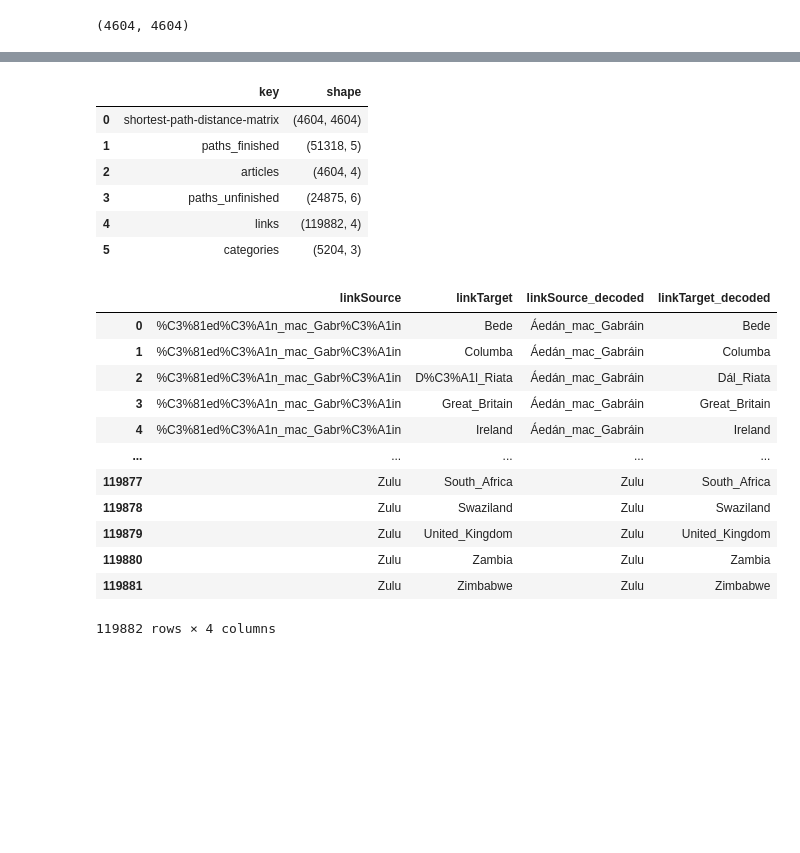
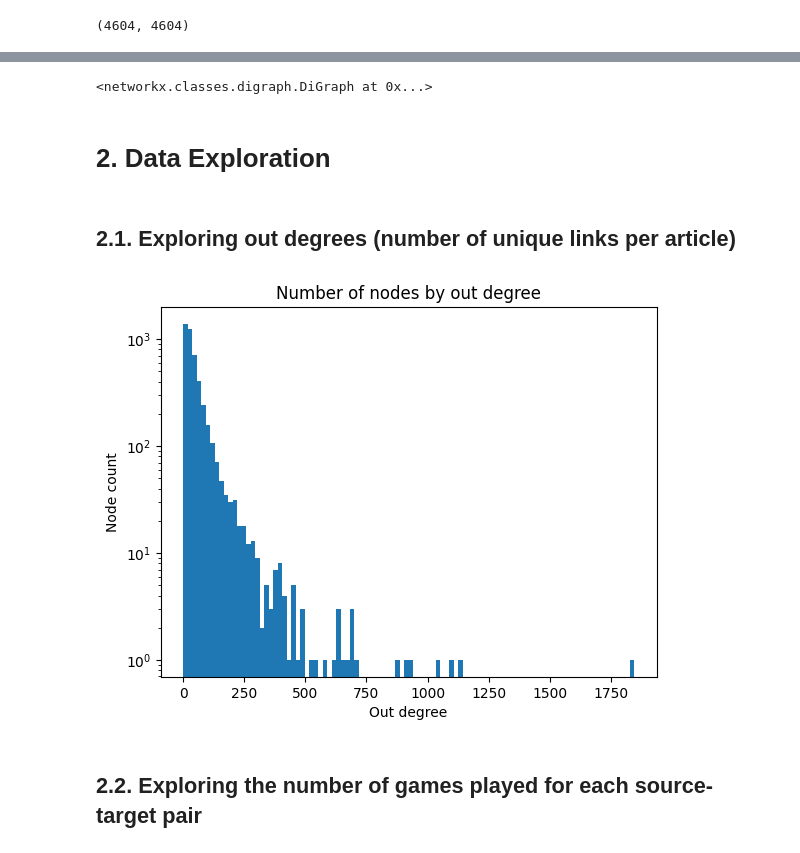
Before and after one commit to epfl-ada/ada-2024-project-5pack, a Jupyter notebook: data_exploration.ipynb, the cells around one changed output, grey strips where cells are left out. Cells and saved outputs as stored; diff of their text form; code cells hidden in the pictures; blank space fills up the shorter version.

```diff
--- a/data_exploration.ipynb
+++ b/data_exploration.ipynb
@@ -13,0 +15,3 @@ extracting additional information from source code...
+# %%
+graph_data = load_graph_data()
+print("\nKeys:\n\t{}".format("    ".join(graph_data.keys())))
@@ -34,31 +58,5 @@ paths_and_graph["paths_finished"]
-# %%
-pd.DataFrame(
-    data={
-        "key": list(paths_and_graph.keys()),
-        "shape": list(map(lambda d: d.shape, paths_and_graph.values()))
-    }
-)
-# %% [output]
-|  | key | shape |
-| 0 | shortest-path-distance-matrix | (4604, 4604) |
-| 1 | paths_finished | (51318, 5) |
-| 2 | articles | (4604, 4) |
-| 3 | paths_unfinished | (24875, 6) |
-| 4 | links | (119882, 4) |
-| 5 | categories | (5204, 3) |
-# %%
-paths_and_graph["links"]
-# %% [output]
-|  | linkSource | linkTarget | linkSource_decoded | linkTarget_decoded |
-| 0 | %C3%81ed%C3%A1n_mac_Gabr%C3%A1in | Bede | Áedán_mac_Gabráin | Bede |
-| 1 | %C3%81ed%C3%A1n_mac_Gabr%C3%A1in | Columba | Áedán_mac_Gabráin | Columba |
-| 2 | %C3%81ed%C3%A1n_mac_Gabr%C3%A1in | D%C3%A1l_Riata | Áedán_mac_Gabráin | Dál_Riata |
-| 3 | %C3%81ed%C3%A1n_mac_Gabr%C3%A1in | Great_Britain | Áedán_mac_Gabráin | Great_Britain |
-| 4 | %C3%81ed%C3%A1n_mac_Gabr%C3%A1in | Ireland | Áedán_mac_Gabráin | Ireland |
-| ... | ... | ... | ... | ... |
-| 119877 | Zulu | South_Africa | Zulu | South_Africa |
-| 119878 | Zulu | Swaziland | Zulu | Swaziland |
-| 119879 | Zulu | United_Kingdom | Zulu | United_Kingdom |
-| 119880 | Zulu | Zambia | Zulu | Zambia |
-| 119881 | Zulu | Zimbabwe | Zulu | Zimbabwe |
-119882 rows × 4 columns
+# %%
+# `networkx` directed graph, see documentation at https://networkx.org
+graph_data["graph"]
+# %% [output]
+<networkx.classes.digraph.DiGraph at 0x...>
@@ -64,0 +93,16 @@ paths_and_graph["links"]
+# %% [markdown]
+# 2. Data Exploration
+# %% [markdown]
+## 2.1. Exploring out degrees (number of unique links per article)
+# %%
+degrees = [deg for _, deg in graph_data["graph"].degree()]
+# %%
+fig, ax = plt.subplots()
+ax.hist(degrees, bins=100, log=True)
+ax.set_ylabel("Node count")
+ax.set_xlabel("Out degree")
+ax.set_title("Number of nodes by out degree");
+# %% [output]
+[figure, added]
+# %% [markdown]
+## 2.2. Exploring the number of games played for each source-target pair
```
Also changed, not shown: parts of 16 cells of this notebook, 4 other files.
